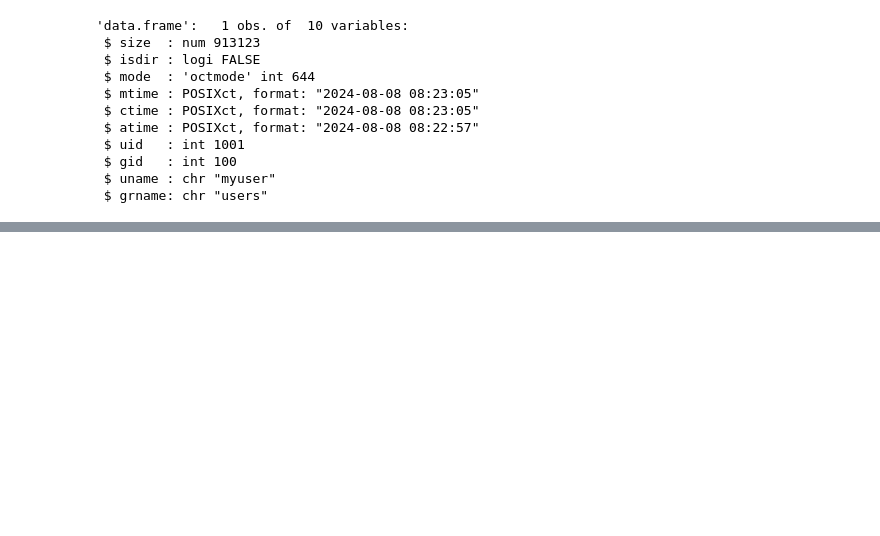
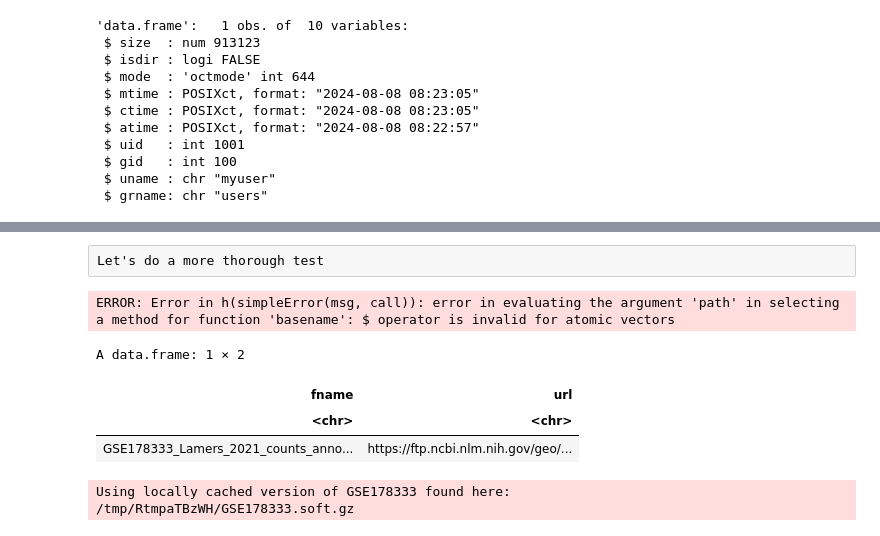
Before and after one commit to Kevin-G-Chen/UORCA, a Jupyter notebook: Code/Testing/GEOqueryTesting.ipynb, the cells around one changed output, grey strips where cells are left out. Cells and saved outputs as stored; diff of their text form; code cells hidden in the pictures; blank space fills up the shorter version.

```diff
--- a/Code/Testing/GEOqueryTesting.ipynb
+++ b/Code/Testing/GEOqueryTesting.ipynb
@@ -76,0 +151,64 @@ Examples
+# %% [raw]
+Let's do a more thorough test
+# %%
+listGEOSuppFiles <- function(accession) {
+  # Get the supplementary files without downloading them
+  files_info <- getGEOSuppFiles(accession, fetch_files = FALSE)
+
+  # Extract file names and URLs
+  files <- data.frame(
+    file_name = basename(rownames(files_info)),
+    url = files_info$url,
+    stringsAsFactors = FALSE
+  )
+
+  return(files)
+}
+
+# Function to list all primary files for a given GEO accession
+listGEOFiles <- function(accession) {
+  # Get the primary files without downloading them
+  file_info <- getGEOfile(accession)
+
+  # Extract file names and URLs
+  files <- data.frame(
+    file_name = basename(file_info$localfile),
+    url = file_info$url,
+    stringsAsFactors = FALSE
+  )
+
+  return(files)
+}
+
+# Main function to list all files for a given GEO accession
+listAllGEOFiles <- function(accession) {
+  supp_files <- listGEOSuppFiles(accession)
+  primary_files <- listGEOFiles(accession)
+
+  all_files <- rbind(supp_files, primary_files)
+  return(all_files)
+}
+
+# Example usage
+accession <- "GSE178333" # Replace with your GEO accession
+all_files <- listAllGEOFiles(accession)
+
+# Print the files
+print(all_files)
+# %% [output]
+ERROR: Error in h(simpleError(msg, call)): error in evaluating the argument 'path' in selecting a method for function 'basename': $ operator is invalid for atomic vectors
+# %%
+accession <- "GSE178333"
+files_info <- getGEOSuppFiles(accession, fetch_files = FALSE)
+# %%
+files_info
+# %% [output]
+A data.frame: 1 × 2
+| fname | url |
+| <chr> | <chr> |
+| GSE178333_Lamers_2021_counts_anno... | https://ftp.ncbi.nlm.nih.gov/geo/... |
+# %%
+file_info <- getGEOfile(accession)
+# %% [output]
+Using locally cached version of GSE178333 found here:
+/tmp/RtmpaTBzWH/GSE178333.soft.gz
```
Also changed, not shown: parts of 8 cells of this notebook, 7 other files.
